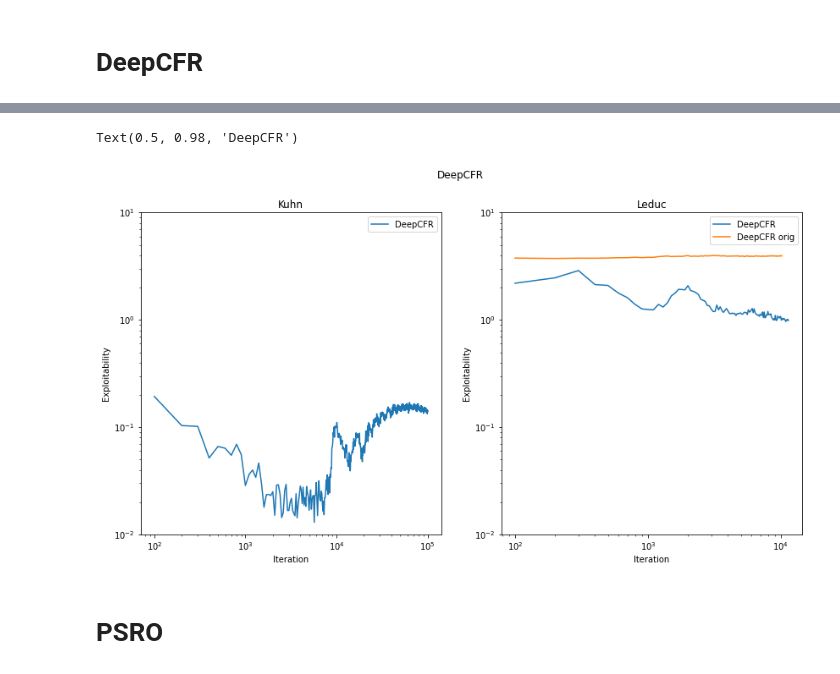
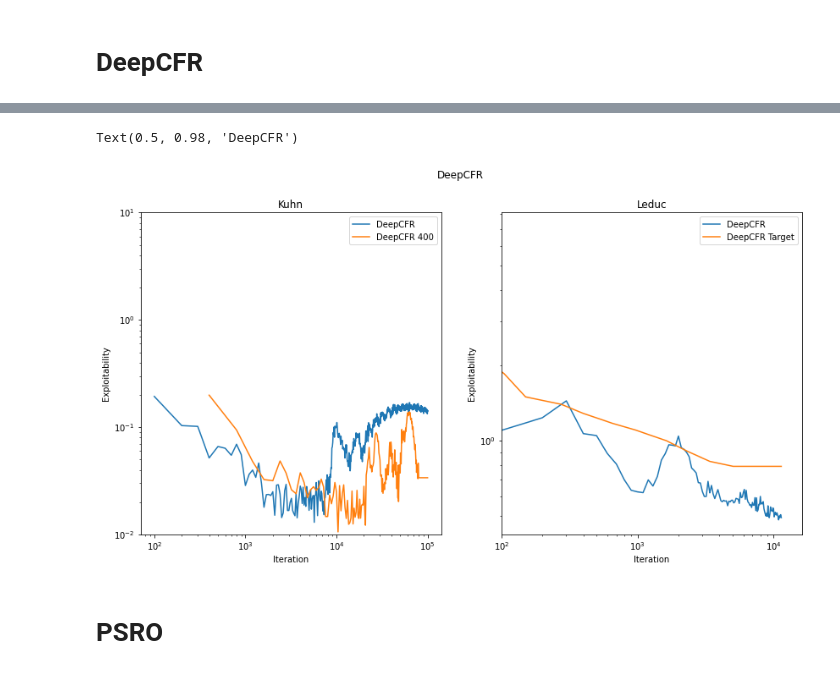
Before and after one commit to aicenter/openspiel_reproductions, a Jupyter notebook: benchmarks.ipynb, the cells around one changed output, grey strips where cells are left out. Saved outputs shown, nothing was run; the diff lists cells and outputs as text; code cells hidden in the pictures.

```diff
--- a/benchmarks.ipynb
+++ b/benchmarks.ipynb
@@ -183,25 +309,32 @@ ax.set(xlabel="Iteration", ylabel="Exploitability")
 # %%
-kuhn_logs = [("./logs/deep_cfr_kuhn_0.csv", "DeepCFR")
+kuhn_logs = [("./logs/deep_cfr_kuhn_0.csv", "DeepCFR"),
+             ("./logs/deep_cfr_kuhn_400_0.csv", "DeepCFR 400"),
             ]
 
 leduc_logs = [("./logs/deep_cfr_leduc_4.csv", "DeepCFR"),
-              ("./logs/deep_cfr_leduc_10kbatch_reinitVF_1.csv", "DeepCFR Brown et al.")
+              #("./logs/deep_cfr_leduc_400_0.csv", "DeepCFR 400"),
+              ("./target_results/deepcfr_singledeep_leduc.csv", "DeepCFR Target")
             ]
 
-kuhn_dat = load_batch(kuhn_logs)
-leduc_dat = load_batch(leduc_logs)
+kuhn_dat = log_interp(load_batch(kuhn_logs))
+leduc_dat = log_interp(load_batch(leduc_logs))
+
+leduc_dat["DeepCFR"] /= 2
+#leduc_dat["DeepCFR 400"] /= 2
+leduc_dat["DeepCFR Target"] /= 100
 
 log_log = True
 fig, axes = plt.subplots(nrows=1, ncols=2, figsize=(14,7))
 ax = kuhn_dat.plot(title="Kuhn", logy=log_log, logx=log_log, ax=axes[0])
 ax.set(xlabel="Iteration", ylabel="Exploitability")
 ax.set_ylim((.01, 10))
-ax = leduc_dat.plot(title="Leduc", logy=log_log, logx=log_log, ax=axes[1])
+ax = leduc_dat.plot(title="Leduc", loglog=True, ax=axes[1])
 ax.set(xlabel="Iteration", ylabel="Exploitability")
-ax.set_ylim((.01, 10))
+#ax.set_ylim((.01, 10))
+ax.set_xlim((100))
 fig.suptitle('DeepCFR')
 # %% [output]
 Text(0.5, 0.98, 'DeepCFR')
-[figure, old version]
+[figure, new version]
 # %% [markdown]
 # PSRO
```
Also changed, not shown: parts of 12 cells of this notebook, 1 other file.
